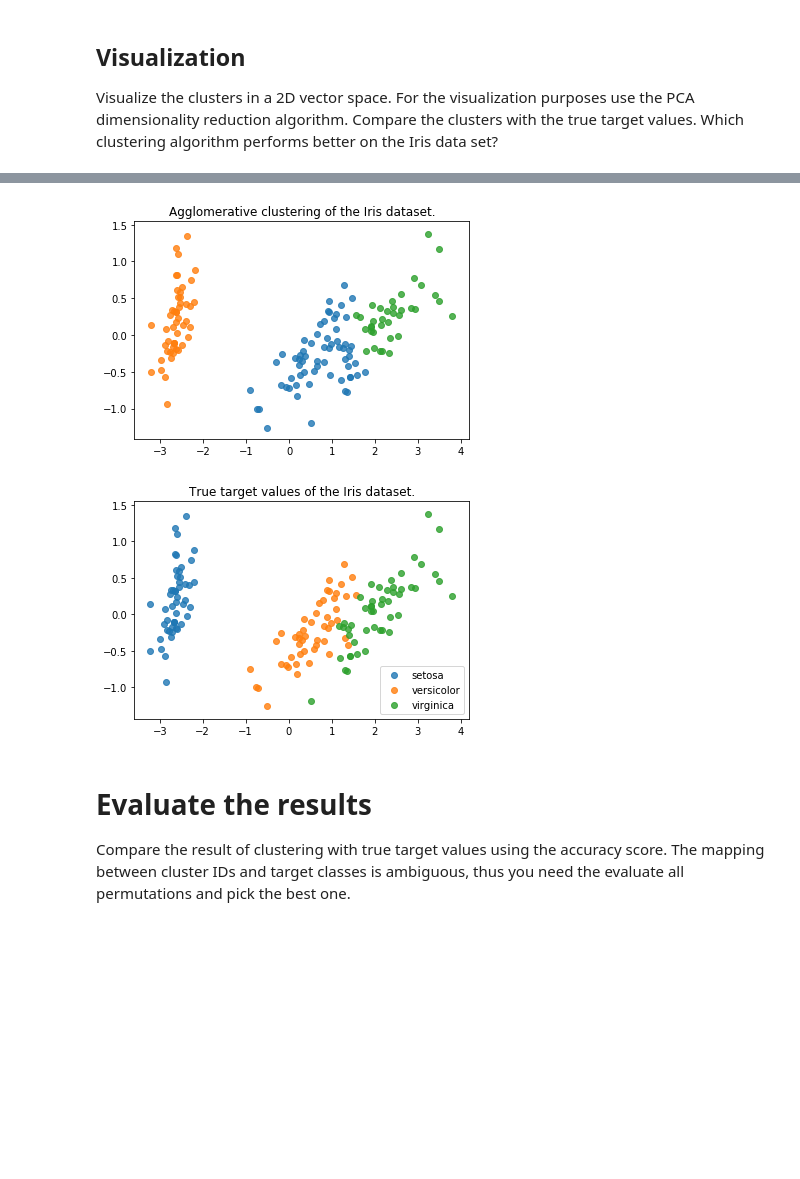
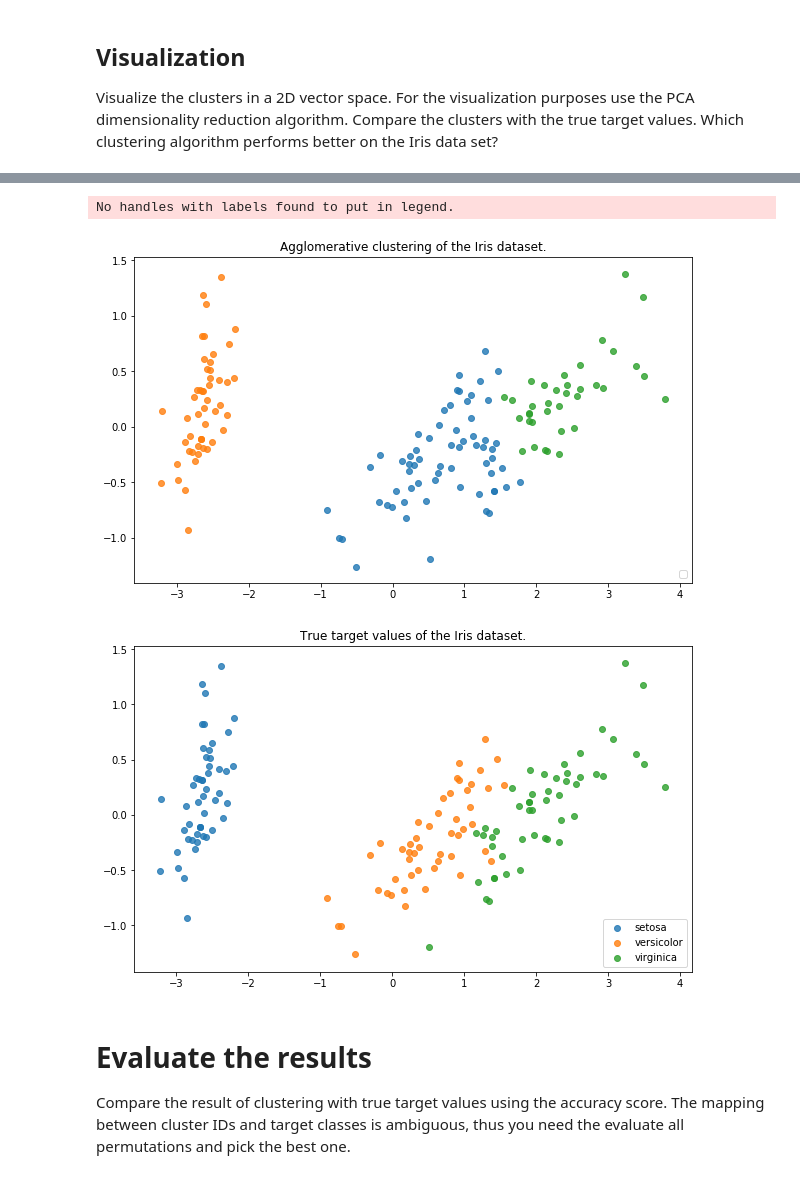
Before and after one commit to mlcollege/introduction-to-ml, a Jupyter notebook: src/07-Clustering-solution.ipynb, the cells around one changed output, grey strips where cells are left out. Saved outputs shown, nothing was run; the diff lists cells and outputs as text; code cells hidden in the pictures; blank space fills up the shorter version.

```diff
--- a/src/07-Clustering-solution.ipynb
+++ b/src/07-Clustering-solution.ipynb
@@ -54,28 +56,31 @@ plt.show()
 # %%
 %matplotlib inline
 import matplotlib.pyplot as plt
 
 #plot the k-means clusters
-plt.figure()
+plt.figure(figsize=(10,6))
 for i in range(k):
     plt.scatter(X_pca[y_agglomerative == i, 0], X_pca[y_agglomerative == i, 1], alpha=.8)
 plt.title('Agglomerative clustering of the Iris dataset.')
+plt.legend(loc='lower right')
 plt.show()
 # %% [output]
+No handles with labels found to put in legend.
-[figure, old version]
+[figure, new version]
 # %%
 %matplotlib inline
 import matplotlib.pyplot as plt
 
 #plot the PCA dimensions
-plt.figure()
+plt.figure(figsize=(10,6))
 for i, target_name in enumerate(iris.target_names):
     plt.scatter(X_pca[y == i, 0], X_pca[y == i, 1], alpha=.8, label=target_name)
 plt.legend(loc='best')
 plt.title('True target values of the Iris dataset.')
+plt.legend(loc='lower right')
 plt.show()
 # %% [output]
-[figure, old version]
+[figure, new version]
 # %% [markdown]
 # Evaluate the results
 
```
Also changed, not shown: parts of 1 cell of this notebook, 3 other files.
